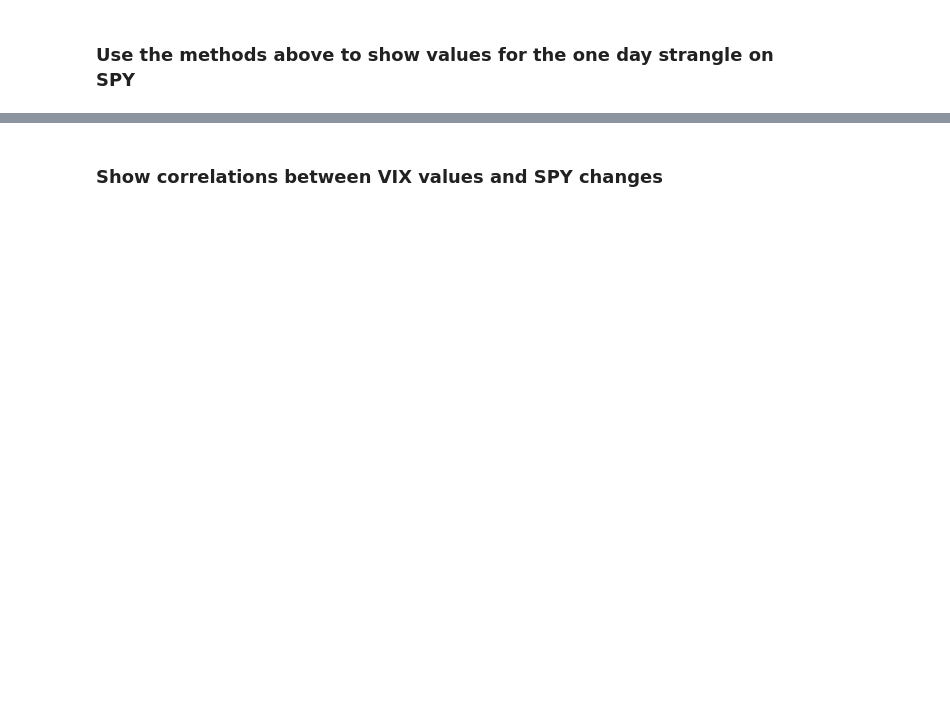
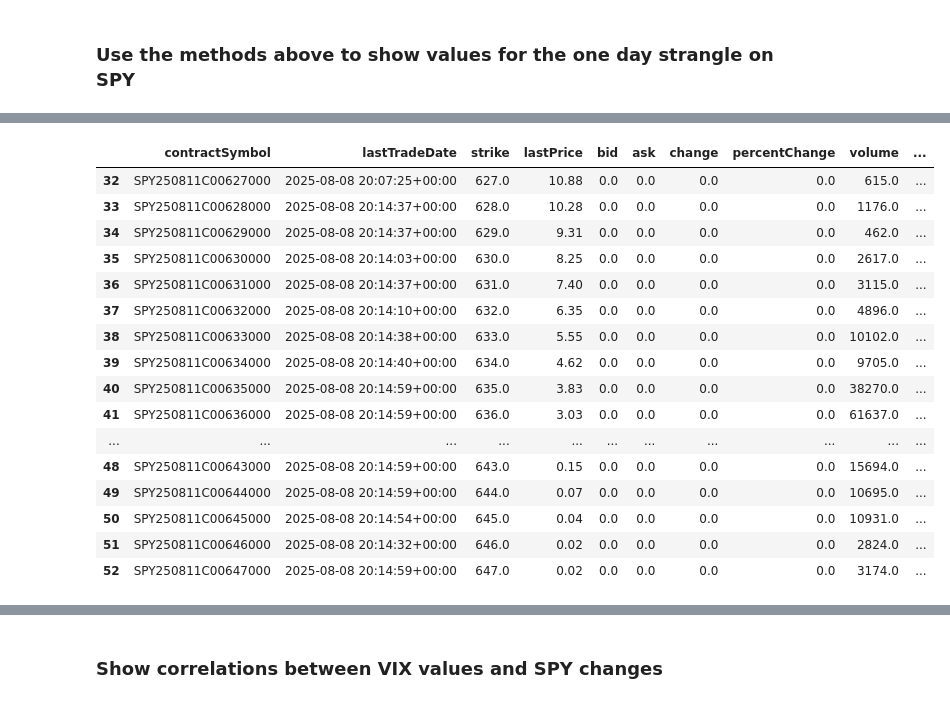
Before and after one commit to bgithub1/portfolio_risk, a Jupyter notebook: portfolio_risk/yahoo_options.ipynb, the cells around one changed output, grey strips where cells are left out. Drawn from its saved outputs; the diff is of its cells as text; code cells hidden in the pictures; blank space fills up the shorter version.

```diff
--- a/portfolio_risk/yahoo_options.ipynb
+++ b/portfolio_risk/yahoo_options.ipynb
@@ -356,0 +781,2 @@ IndexError: single positional indexer is out-of-bounds
+# %%
+dict_ods = one_day_strangle()
@@ -356,0 +812,20 @@ IndexError: single positional indexer is out-of-bounds
+# %%
+display.display(dict_ods['df_calls'])
+# %% [output]
+|  | contractSymbol | lastTradeDate | strike | lastPrice | bid | ask | change | percentChange | volume | ... |
+| 32 | SPY250811C00627000 | 2025-08-08 20:07:25+00:00 | 627.0 | 10.88 | 0.0 | 0.0 | 0.0 | 0.0 | 615.0 | ... |
+| 33 | SPY250811C00628000 | 2025-08-08 20:14:37+00:00 | 628.0 | 10.28 | 0.0 | 0.0 | 0.0 | 0.0 | 1176.0 | ... |
+| 34 | SPY250811C00629000 | 2025-08-08 20:14:37+00:00 | 629.0 | 9.31 | 0.0 | 0.0 | 0.0 | 0.0 | 462.0 | ... |
+| 35 | SPY250811C00630000 | 2025-08-08 20:14:03+00:00 | 630.0 | 8.25 | 0.0 | 0.0 | 0.0 | 0.0 | 2617.0 | ... |
+| 36 | SPY250811C00631000 | 2025-08-08 20:14:37+00:00 | 631.0 | 7.40 | 0.0 | 0.0 | 0.0 | 0.0 | 3115.0 | ... |
+| 37 | SPY250811C00632000 | 2025-08-08 20:14:10+00:00 | 632.0 | 6.35 | 0.0 | 0.0 | 0.0 | 0.0 | 4896.0 | ... |
+| 38 | SPY250811C00633000 | 2025-08-08 20:14:38+00:00 | 633.0 | 5.55 | 0.0 | 0.0 | 0.0 | 0.0 | 10102.0 | ... |
+| 39 | SPY250811C00634000 | 2025-08-08 20:14:40+00:00 | 634.0 | 4.62 | 0.0 | 0.0 | 0.0 | 0.0 | 9705.0 | ... |
+| 40 | SPY250811C00635000 | 2025-08-08 20:14:59+00:00 | 635.0 | 3.83 | 0.0 | 0.0 | 0.0 | 0.0 | 38270.0 | ... |
+| 41 | SPY250811C00636000 | 2025-08-08 20:14:59+00:00 | 636.0 | 3.03 | 0.0 | 0.0 | 0.0 | 0.0 | 61637.0 | ... |
+| ... | ... | ... | ... | ... | ... | ... | ... | ... | ... | ... |
+| 48 | SPY250811C00643000 | 2025-08-08 20:14:59+00:00 | 643.0 | 0.15 | 0.0 | 0.0 | 0.0 | 0.0 | 15694.0 | ... |
+| 49 | SPY250811C00644000 | 2025-08-08 20:14:59+00:00 | 644.0 | 0.07 | 0.0 | 0.0 | 0.0 | 0.0 | 10695.0 | ... |
+| 50 | SPY250811C00645000 | 2025-08-08 20:14:54+00:00 | 645.0 | 0.04 | 0.0 | 0.0 | 0.0 | 0.0 | 10931.0 | ... |
+| 51 | SPY250811C00646000 | 2025-08-08 20:14:32+00:00 | 646.0 | 0.02 | 0.0 | 0.0 | 0.0 | 0.0 | 2824.0 | ... |
+| 52 | SPY250811C00647000 | 2025-08-08 20:14:59+00:00 | 647.0 | 0.02 | 0.0 | 0.0 | 0.0 | 0.0 | 3174.0 | ... |
```
Also changed, not shown: parts of 29 cells of this notebook, 2 other files.
